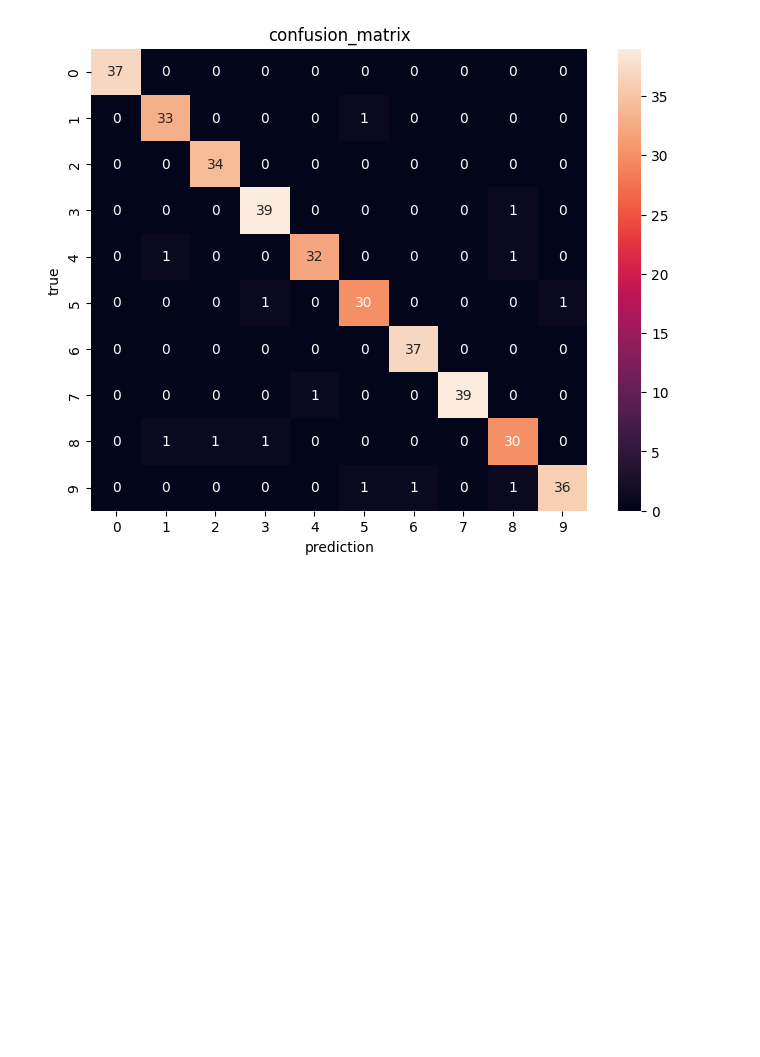
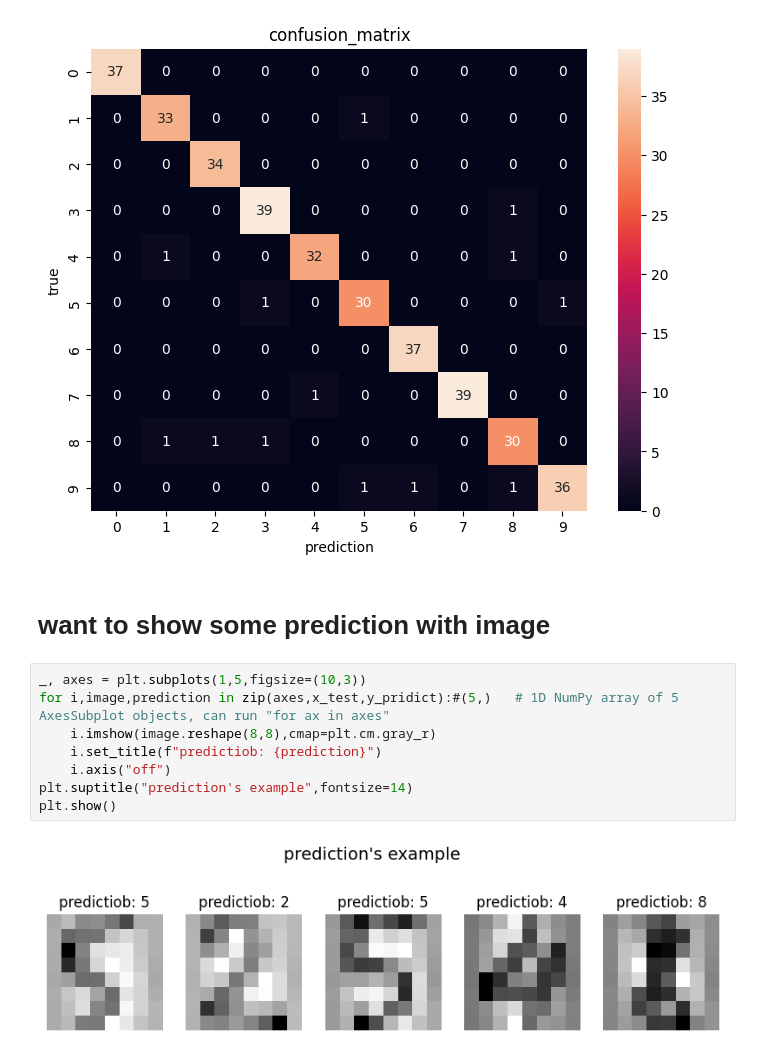
Before and after one commit to Ashumehta1/knn_practices, a Jupyter notebook: knn_digits.ipynb, the cells around one changed output. Saved outputs shown, nothing was run; the diff lists cells and outputs as text; blank space fills up the shorter version.

```diff
--- a/knn_digits.ipynb
+++ b/knn_digits.ipynb
@@ -162,3 +162,15 @@ plt.title("confusion_matrix")
 plt.show()
 # %% [output]
 [figure]
+# %% [markdown]
+# want to show some prediction with image
+# %%
+_, axes = plt.subplots(1,5,figsize=(10,3))
+for i,image,prediction in zip(axes,x_test,y_pridict):#(5,)   # 1D NumPy array of 5 AxesSubplot objects, can run "for ax in axes"
+    i.imshow(image.reshape(8,8),cmap=plt.cm.gray_r)
+    i.set_title(f"predictiob: {prediction}")
+    i.axis("off")
+plt.suptitle("prediction's example",fontsize=14)
+plt.show()
+# %% [output]
+[figure, added]
```
Also changed, not shown: parts of 2 cells of this notebook.
